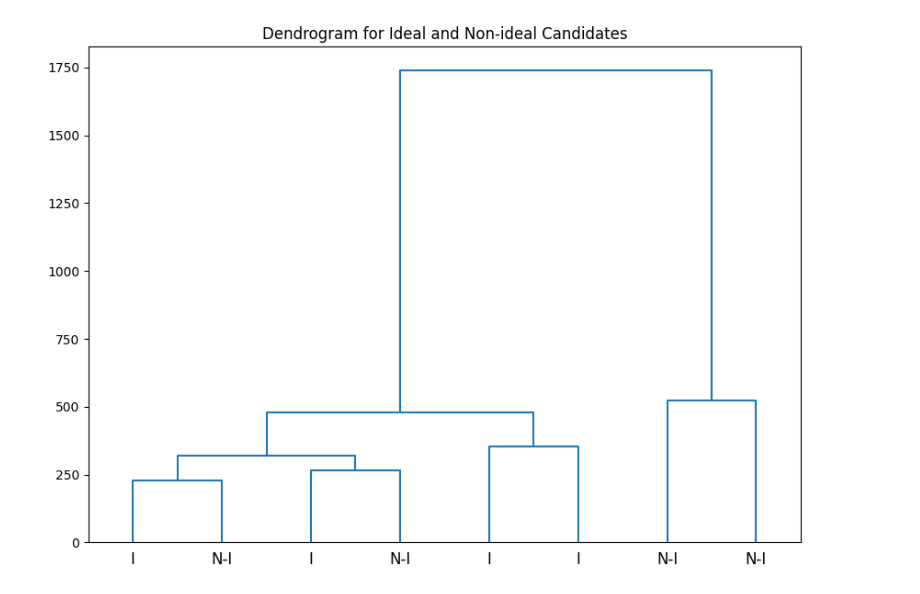
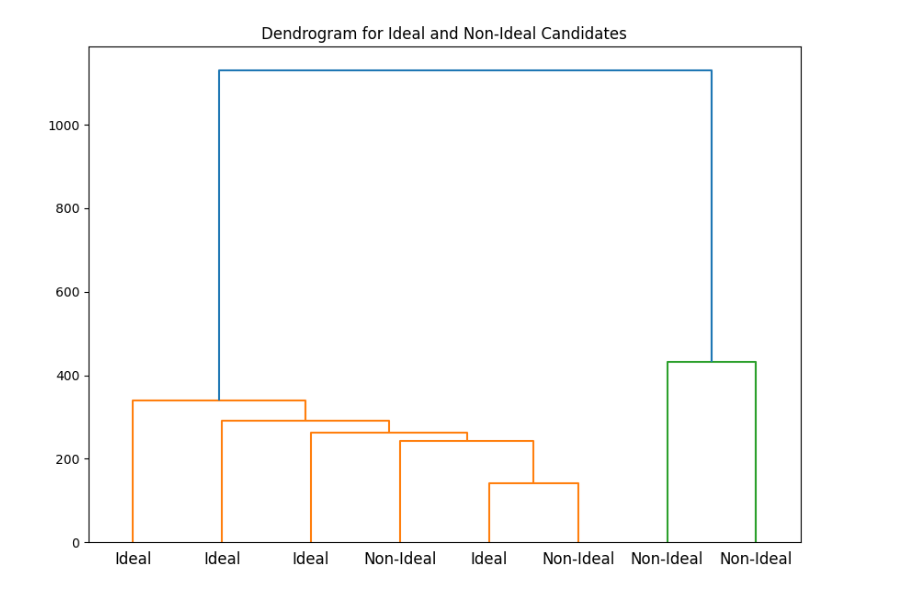
Before and after one commit to aryandaga7/MaterialScienceResearch, a Jupyter notebook: Materials_Science_ML_Research.ipynb, the cells around one changed output. Drawn from its saved outputs; the diff is of its cells as text; code cells hidden in the pictures.

```diff
--- a/Materials_Science_ML_Research.ipynb
+++ b/Materials_Science_ML_Research.ipynb
@@ -80,64 +162,60 @@ plot_mXRD(non_ideal_list_of_material_ids, 'mXRD Patterns for Non-Ideal Candidate
 # %%
 from sklearn.cluster import AgglomerativeClustering
-from scipy.cluster.hierarchy import dendrogram
+from scipy.cluster.hierarchy import dendrogram, ward
 from scipy.interpolate import interp1d
+import matplotlib.pyplot as plt
+import numpy as np
 
-def plot_dendrogram(model, labels, **kwargs):
+# Function to plot dendrogram
+def plot_dendrogram(model, **kwargs):
     # Create linkage matrix and then plot the dendrogram
+    # create the counts of samples under each node
     counts = np.zeros(model.children_.shape[0])
     n_samples = len(model.labels_)
     for i, merge in enumerate(model.children_):
         current_count = 0
         for child_idx in merge:
             if child_idx < n_samples:
-                current_count += 1
+                current_count += 1  # original sample
             else:
-                current_count += counts[child_idx - n_samples]
+                current_count += counts[child_idx - n_samples]  # previously formed cluster
         counts[i] = current_count
 
-    linkage_matrix = np.column_stack([model.children_, model.distances_, counts]).astype(float)
-    dendrogram(linkage_matrix, labels=labels, **kwargs)
+    linkage_matrix = np.column_stack([model.children_, model.distances_,
+                                      counts]).astype(float)
 
+    # Plot the corresponding dendrogram
+    dendrogram(linkage_matrix, **kwargs)
+
+# Function to interpolate data
 def interpolate_data(data, target_length=1000):
     interpolated_data = []
     for d in data:
         x = np.arange(len(d))
         f = interp1d(x, d, kind='linear')
         x_new = np.linspace(0, len(d) - 1, target_length)
         y_new = f(x_new)
         interpolated_data.append(y_new)
     return np.array(interpolated_data)
 
-# Prepare mXRD data for clustering
-mXRD_data = []
-material_names = []
-xrd_calculator = XRDCalculator()
-
-# Include ideal candidates
-for name, mp_id in ideal_list_of_material_ids.items():
-    structure = mpr.get_structure_by_material_id(mp_id)
-    pattern = xrd_calculator.get_pattern(structure)
-    mXRD_data.append(pattern.y)
-    material_names.append('I')
-
-# Include non-ideal candidates
-for name, mp_id in non_ideal_list_of_material_ids.items():
-    structure = mpr.get_structure_by_material_id(mp_id)
-    pattern = xrd_calculator.get_pattern(structure)
-    mXRD_data.append(pattern.y)
-    material_names.append('N-I')
+# Combine the mXRD patterns and labels from ideal and non-ideal compounds
+all_mXRD_patterns = ideal_mXRD_patterns + non_ideal_mXRD_patterns
+labels = ['Ideal'] * len(ideal_mXRD_patterns) + ['Non-Ideal'] * len(non_ideal_mXRD_patterns)
 
 # Interpolate mXRD data to the same length
-mXRD_data = interpolate_data(mXRD_data)
+interpolated_mXRD_data = interpolate_data(all_mXRD_patterns)
 
 # Perform hierarchical clustering
-model = AgglomerativeClustering(distance_threshold=0, n_clusters=None)
-model = model.fit(mXRD_data)
+model = AgglomerativeClustering(distance_threshold=0, n_clusters=None, linkage='ward')
+model = model.fit(interpolated_mXRD_data)
+
+# Create the linkage matrix using the ward clustering performed by the AgglomerativeClustering
+linkage_matrix = ward(interpolated_mXRD_data)
 
 # Plot the dendrogram
 plt.figure(figsize=(10, 7))
-plot_dendrogram(model, labels=material_names, color_threshold=1)
-plt.title('Dendrogram for Ideal and Non-ideal Candidates')
+plt.title('Dendrogram for Ideal and Non-Ideal Candidates')
+dendrogram(linkage_matrix, labels=labels)
 plt.show()
 # %% [output]
-[figure, old version]
+[figure, new version]
```
Also changed, not shown: parts of 10 cells of this notebook.
